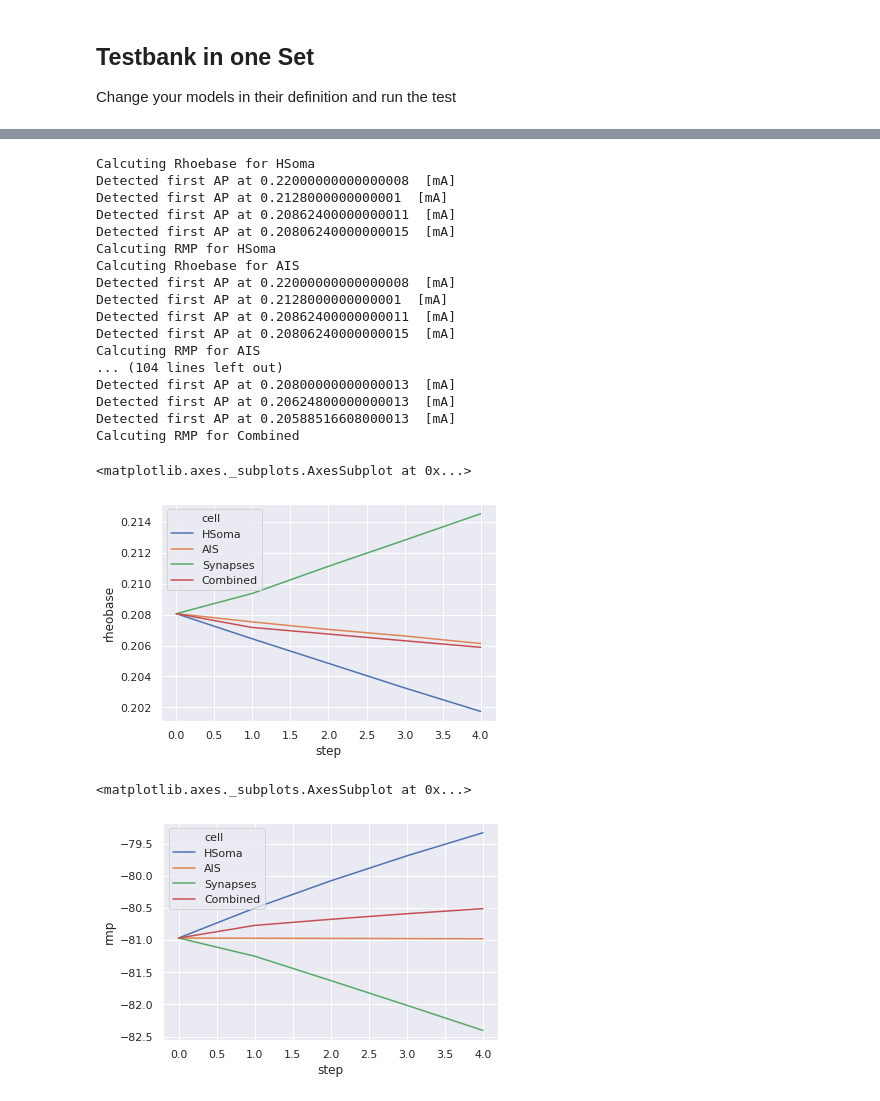
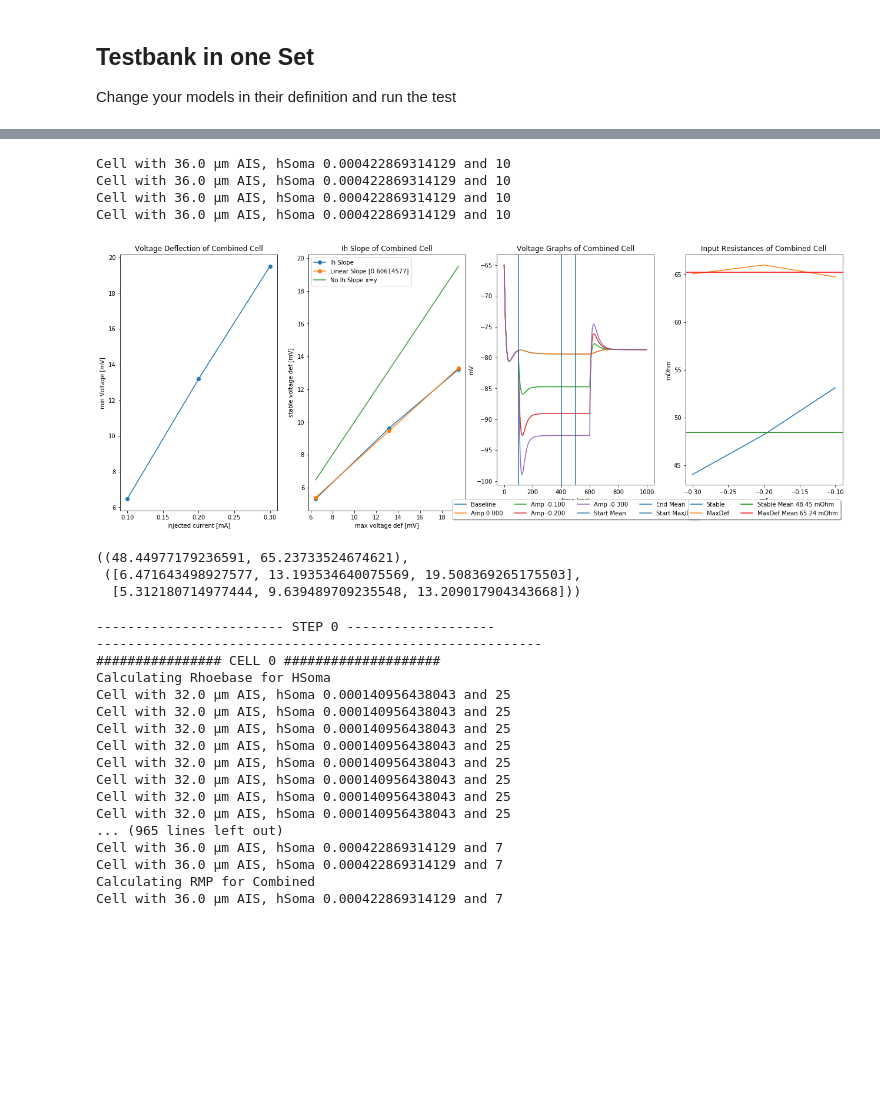
Before and after one commit to jhnnsrs/layer5-pyramidal-model, a Jupyter notebook: notebooks/CompleteTestbank.ipynb, the cells around one changed output, grey strips where cells are left out. Saved outputs shown, nothing was run; the diff lists cells and outputs as text; code cells hidden in the pictures; blank space fills up the shorter version.

```diff
--- a/notebooks/CompleteTestbank.ipynb
+++ b/notebooks/CompleteTestbank.ipynb
@@ -55,3 +65,14 @@ generic.plotTrace(trace)
+# %%
+ih.calculateInputResistanceAndIhSag(items[4][3],mult=-0.1, iterations=4 )
+# %% [output]
+Cell with 36.0 µm AIS, hSoma 0.000422869314129 and 10
+Cell with 36.0 µm AIS, hSoma 0.000422869314129 and 10
+Cell with 36.0 µm AIS, hSoma 0.000422869314129 and 10
+Cell with 36.0 µm AIS, hSoma 0.000422869314129 and 10
+[figure, added]
+((48.44977179236591, 65.23733524674621),
+ ([6.471643498927577, 13.193534640075569, 19.508369265175503],
+  [5.312180714977444, 9.639489709235548, 13.209017904343668]))
 # %%
 def testbank(*args, precisiondigits=4, apthreshold = 10):
     results = []
@@ -70,26 +97,28 @@ def testbank(*args, precisiondigits=4, apthreshold = 10):
     return results
 # %%
 results = []
-for i in items:
+for index, i in enumerate(items):
+    print(f"------------------------ STEP {index} -------------------")
+    print("---------------------------------------------------------")
     results.append(testbank(*i))
 # %% [output]
-Calcuting Rhoebase for HSoma
-Detected first AP at 0.22000000000000008  [mA]
-Detected first AP at 0.2128000000000001  [mA]
-Detected first AP at 0.20862400000000011  [mA]
-Detected first AP at 0.20806240000000015  [mA]
-Calcuting RMP for HSoma
-Calcuting Rhoebase for AIS
-Detected first AP at 0.22000000000000008  [mA]
-Detected first AP at 0.2128000000000001  [mA]
-Detected first AP at 0.20862400000000011  [mA]
-Detected first AP at 0.20806240000000015  [mA]
-Calcuting RMP for AIS
-... (104 lines left out)
-Detected first AP at 0.20800000000000013  [mA]
-Detected first AP at 0.20624800000000013  [mA]
-Detected first AP at 0.20588516608000013  [mA]
-Calcuting RMP for Combined
+------------------------ STEP 0 -------------------
+---------------------------------------------------------
+################ CELL 0 ####################
+Calculating Rhoebase for HSoma
+Cell with 32.0 µm AIS, hSoma 0.000140956438043 and 25
+Cell with 32.0 µm AIS, hSoma 0.000140956438043 and 25
+Cell with 32.0 µm AIS, hSoma 0.000140956438043 and 25
+Cell with 32.0 µm AIS, hSoma 0.000140956438043 and 25
+Cell with 32.0 µm AIS, hSoma 0.000140956438043 and 25
+Cell with 32.0 µm AIS, hSoma 0.000140956438043 and 25
+Cell with 32.0 µm AIS, hSoma 0.000140956438043 and 25
+Cell with 32.0 µm AIS, hSoma 0.000140956438043 and 25
+... (965 lines left out)
+Cell with 36.0 µm AIS, hSoma 0.000422869314129 and 7
+Cell with 36.0 µm AIS, hSoma 0.000422869314129 and 7
+Calculating RMP for Combined
+Cell with 36.0 µm AIS, hSoma 0.000422869314129 and 7
 # %%
 import pandas as pd
 import seaborn as sns
@@ -100,15 +138 @@ comprehensivelist = [{**cell["ap-voltage"], "cell": cell["name"], "rheobase": ce
 frame = pd.DataFrame.from_records(comprehensivelist)
-# %%
-sns.lineplot(x="step", y="rheobase",
-             hue="cell",
-             data=frame)
-# %% [output]
-<matplotlib.axes._subplots.AxesSubplot at 0x...>
-[figure, removed]
-# %%
-sns.lineplot(x="step", y="rmp",
-             hue="cell",
-             data=frame)
-# %% [output]
-<matplotlib.axes._subplots.AxesSubplot at 0x...>
-[figure, removed]
```
Also changed, not shown: parts of 9 cells of this notebook, 6 other files.
